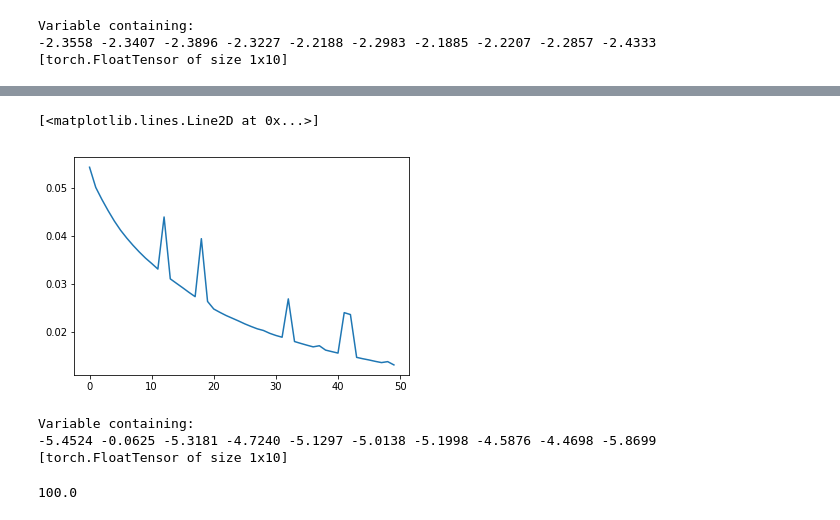
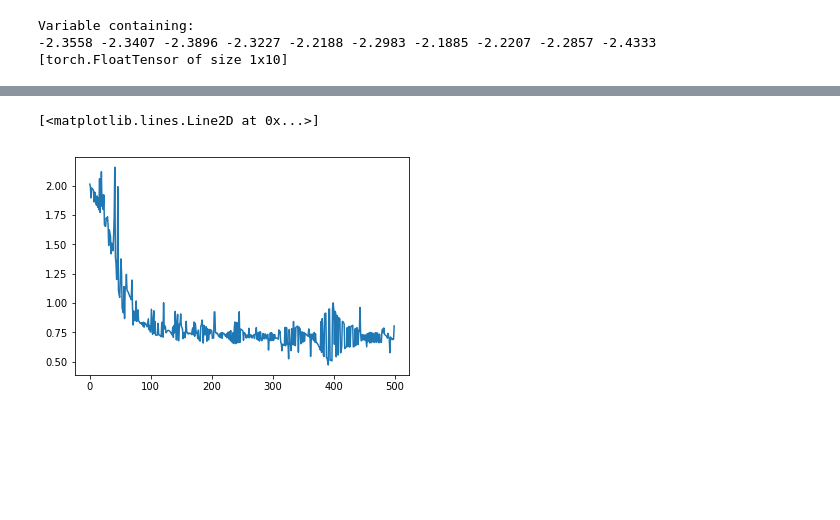
Before and after one commit to Naman-ntc/Action-Recognition, a Jupyter notebook: Uddeshya/pytorch_LSTM0.ipynb, the cells around one changed output, grey strips where cells are left out. Saved outputs shown, nothing was run; the diff lists cells and outputs as text; code cells hidden in the pictures; blank space fills up the shorter version.

Commit message:
for any number of actions, testing for 2 actions

```diff
--- a/Uddeshya/pytorch_LSTM0.ipynb
+++ b/Uddeshya/pytorch_LSTM0.ipynb
@@ -16,6 +16,7 @@ torch.manual_seed(1)
 #loading and prepping data
 #initially only one action
 dframe = pd.read_csv('./csv_data/action_1.csv')
+dframe2 = pd.read_csv('./csv_data/action_2.csv')
 # %%
 dframe.loc[dframe['video_id'].isin([0,1,2])]
 # %% [output]
@@ -73,10 +102,9 @@ len(np.concatenate((a,np.zeros((1,75))), axis=0))
 # %%
 def Data_gen( train_split, SEQ_LEN):
     while(True):
-        X = train_split[0]
-        label = train_split[1]
+        X = train_split
         databatch = random.sample(list(X), 1)[0]
-        #print(databatch.shape)
+        databatch, label = databatch[0], databatch[1]
         if len(databatch) > SEQ_LEN:
             databatch = databatch[0:SEQ_LEN]
         elif len(databatch) < SEQ_LEN:
@@ -85,7 +113,7 @@ def Data_gen( train_split, SEQ_LEN):
             pass
         yield databatch,label
 
-ACTd = Data_gen((trainX, trainL), 120)
+ACTd = Data_gen(train_split, 120)
 # %%
 next(ACTd)
 # %% [output]
@@ -212,9 +240,26 @@ model0.forward(torch.cat(dataX).view(len(dataX), 1, -1))
 Variable containing:
 -2.3558 -2.3407 -2.3896 -2.3227 -2.2188 -2.2983 -2.1885 -2.2207 -2.2857 -2.4333
 [torch.FloatTensor of size 1x10]
+# %%
+def evaluate_accuracy(model, test_split):
+    pred_labels = np.empty(len(test_split))
+    orig_labels = np.array([t[1] for t in test_split])
+    Y = autograd.Variable(torch.LongTensor(orig_labels))
+
+    for i in range(len(test_split)):
+        d_in = autograd.Variable(torch.from_numpy(test_split[i][0]).float())
+        y_pred = model(d_in)
+        pred_labels[i] = y_pred.data.max(1)[1].numpy()[0];
+    n_samples = len(pred_labels)
+    res=(orig_labels==pred_labels)
+    correct_count = (res==True).sum()
+    #print(correct_count*100/n_samples)
+    return (correct_count*100/n_samples)
+# acc = evaluate_accuracy(model0, (testX, testL))
+# print(acc)
 # %%
 #training function
-def train(model, num_epoch, num_iter, rec_interval):
+def train(model, num_epoch, num_iter, rec_interval, disp_interval):
     optimizer = optim.Adam(model.parameters(), lr = 1e-4)
     loss_values = []
     rec_step = 0
@@ -232,7 +277,7 @@ def train(model, num_epoch, num_iter, rec_interval):
             model.zero_grad()
             loss = F.cross_entropy(y_hat, Y)
             avg_loss += loss.data[0]
-            if i % 5 == 0:
+            if i % disp_interval == 0:
                 print('epoch: %d iterations: %d loss :%g' % (eph, i, loss.data[0]))
             if rec_step%rec_interval==0:
                 loss_values.append(loss.data[0])
@@ -242,10 +287,10 @@ def train(model, num_epoch, num_iter, rec_interval):
             rec_step += 1
         avg_loss /= n_samples
         #evaluating model accuracy
-        acc = evaluate_accuracy(model, (testX, testL))
-        print('epoch: %d train==>>>> avg_loss: %g accuracy: %g\n'%(eph, avg_loss, acc))
+        acc = evaluate_accuracy(model, test_split)
+        print('epoch: {} <====train track===> avg_loss: {}, accuracy: {}% \n'.format(eph, avg_loss, acc))
     return loss_values
-l = train(model0, 10, 10, 2)
+l = train(model0, 10, 100, 2, 20)
 plt.plot(l)
 # %% [output]
 epoch 0 starting ...
@@ -268,27 +313,2 @@ epoch: 9 train==>>>> avg_loss: 0.000112621 accuracy: 100
 [<matplotlib.lines.Line2D at 0x...>]
-[figure, old version]
+[figure, new version]
-# %%
-model0.forward(autograd.Variable(torch.rand(10,75)))
-# %% [output]
-Variable containing:
--5.4524 -0.0625 -5.3181 -4.7240 -5.1297 -5.0138 -5.1998 -4.5876 -4.4698 -5.8699
-[torch.FloatTensor of size 1x10]
-# %%
-def evaluate_accuracy(model, test_split):
-    X, label = test_split[0], test_split[1]
-    Y = autograd.Variable(torch.LongTensor(np.array([label])))
-    pred_labels = np.empty(len(X))
-    for i in range(len(X)):
-        d_in = autograd.Variable(torch.from_numpy(X[i]).float())
-        y_pred = model(d_in)
-        pred_labels[i] = y_pred.data.max(1)[1].numpy()[0];
-    n_samples = len(pred_labels)
-    labels = [label]*n_samples
-    res=(labels==pred_labels)
-    correct_count = (res==True).sum()
-    #print(correct_count*100/n_samples)
-    return (correct_count*100/n_samples)
-acc = evaluate_accuracy(model0, (testX, testL))
-print(acc)
-# %% [output]
-100.0
```
Also changed, not shown: parts of 6 cells of this notebook.
